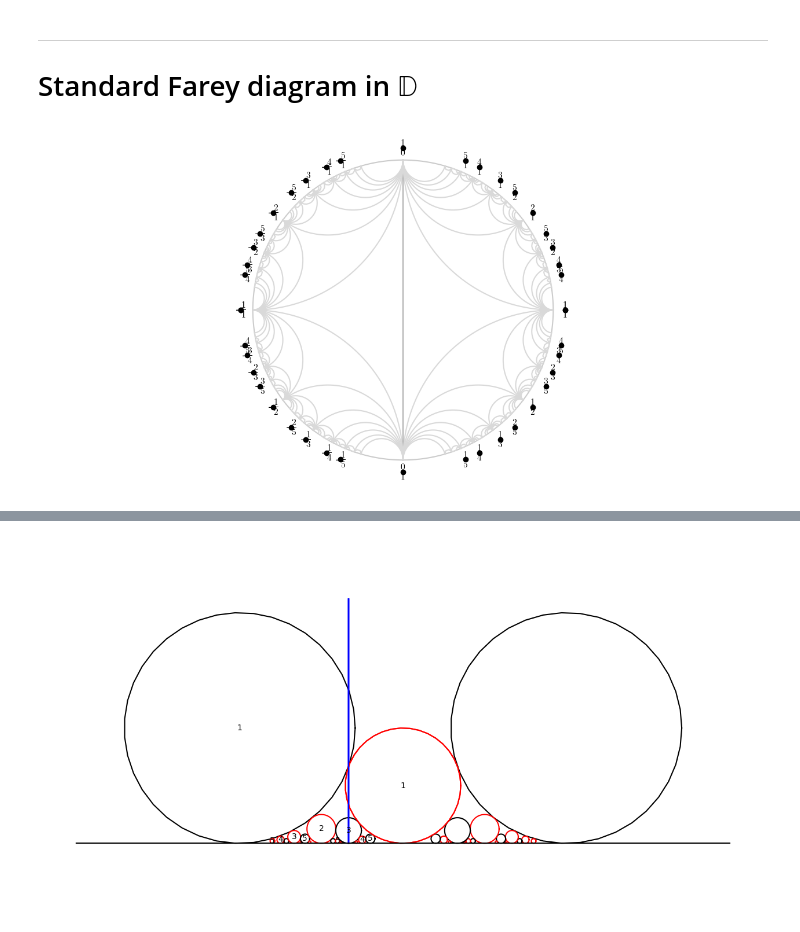
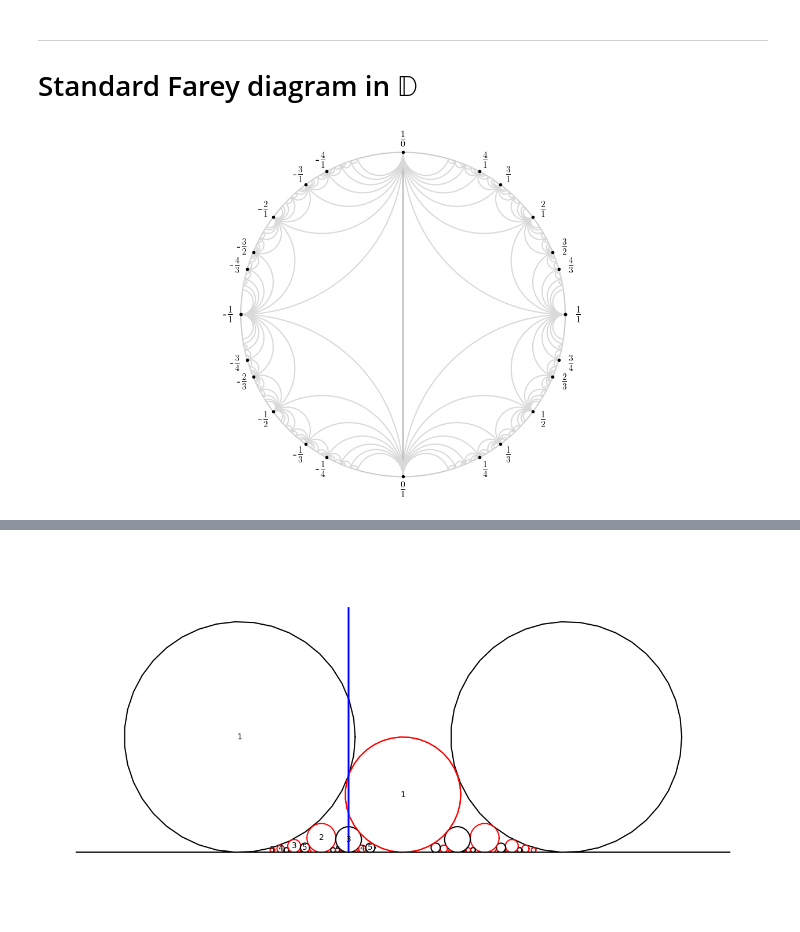
Before and after one commit to macbuse/FAREY_DIAGRAM, a Jupyter notebook: farey_diagram.ipynb, the cells around one changed output, grey strips where cells are left out. Saved outputs shown, nothing was run; the diff lists cells and outputs as text; code cells hidden in the pictures.

```diff
--- a/farey_diagram.ipynb
+++ b/farey_diagram.ipynb
@@ -227,37 +227,38 @@ while len(Z) > 2:
     Z = Z[::2]
 
 for q in QQ.T:
     numerator, denominator = q
     # no big denominators
-    if denominator > 5: continue
+    if denominator > 4: continue
     # fractions on the lower half of the circle first
     z = cayley(numerator/denominator)
     cx, cy = 1.08*z.real, 1.08*z.imag
     if numerator >= 0:
         label_l = r"$\frac{{{}}}{{{}}}$".format(numerator,denominator)
         label_u = r"$\frac{{{}}}{{{}}}$".format(denominator,numerator)
     else:
         label_l = r"-$\frac{{{}}}{{{}}}$".format(-numerator,denominator)
         label_u = r"-$\frac{{{}}}{{{}}}$".format(denominator,-numerator)
     ax.annotate(label_l,
                 xy=(cx, cy),
                 xytext=(0,0),
                 textcoords='offset points', ha='center', va='center',
                 fontsize=16
                 )
     ax.annotate(label_u,
                 xy=(cx, -cy),
                 xytext=(0,0),
                 textcoords='offset points', ha='center', va='center',
                 fontsize=16
                 )
-    plt.plot([cx],[cy],'ok')
-    plt.plot([cx],[-cy],'ok')
+    plt.plot([z.real],[z.imag],'ok', markersize=3)
+    plt.plot([z.real],[-z.imag],'ok', markersize=3)
+
 
 plt.savefig('farey_diagram.png')
 plt.savefig('farey_diagram.svg')
 # %% [output]
-[figure, old version]
+[figure, new version]
 # %%
 ! ./.g
 # %% [output]
```
Also changed, not shown: parts of 1 cell of this notebook, 2 other files.
